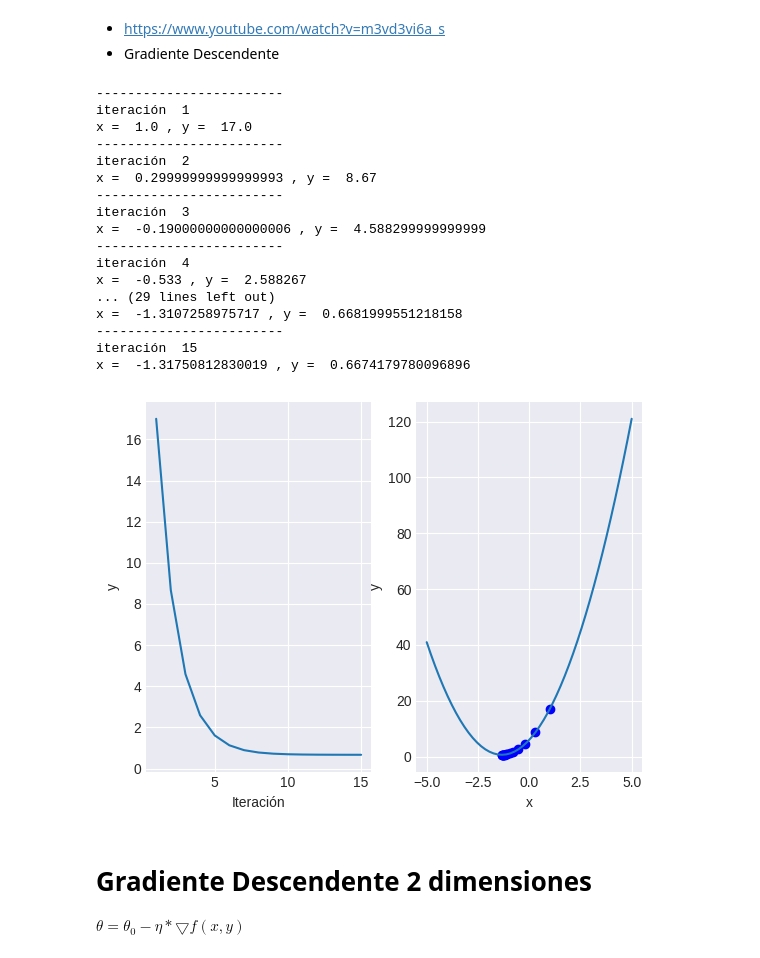
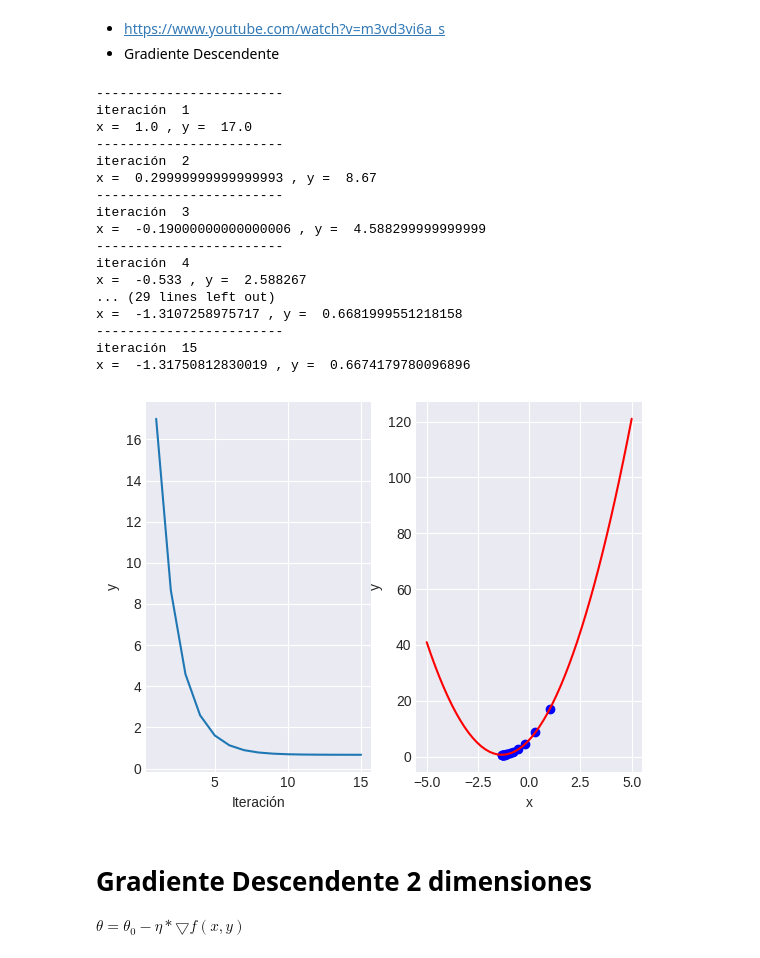
Before and after one commit to Julio-Mendez/Seminarios, a Jupyter notebook: tutoriales.ipynb, the cells around one changed output. Cells and saved outputs as stored; diff of their text form; code cells hidden in the pictures.

```diff
--- a/tutoriales.ipynb
+++ b/tutoriales.ipynb
@@ -54,35 +55,35 @@ for i in range(n_iteraciones):
 plt.subplot(1, 2, 1)
 plt.plot(iteraciones, y)
 plt.grid(True)
 plt.xlabel("Iteración")
 plt.ylabel("y")
 X = np.linspace(-5, 5, 50)
 Y = 3 * X**2 + 8 * X + 6
 plt.subplot(1, 2, 2)
-plt.plot(X, Y)#, x, y[-1], "ro")
+plt.plot(X, Y,"r")
 plt.grid(True)
 plt.xlabel("x")
 plt.ylabel("y")
 plt.show()
 # %% [output]
 ------------------------
 iteración  1
 x =  1.0 , y =  17.0
 ------------------------
 iteración  2
 x =  0.29999999999999993 , y =  8.67
 ------------------------
 iteración  3
 x =  -0.19000000000000006 , y =  4.588299999999999
 ------------------------
 iteración  4
 x =  -0.533 , y =  2.588267
 ... (29 lines left out)
 x =  -1.3107258975717 , y =  0.6681999551218158
 ------------------------
 iteración  15
 x =  -1.31750812830019 , y =  0.6674179780096896
-[figure, old version]
+[figure, new version]
 # %% [markdown]
 # Gradiente Descendente 2 dimensiones
 $\theta = \theta_0 - \eta*\bigtriangledown f(x,y)$
```
Also changed, not shown: parts of 7 cells of this notebook, 1 other file.
